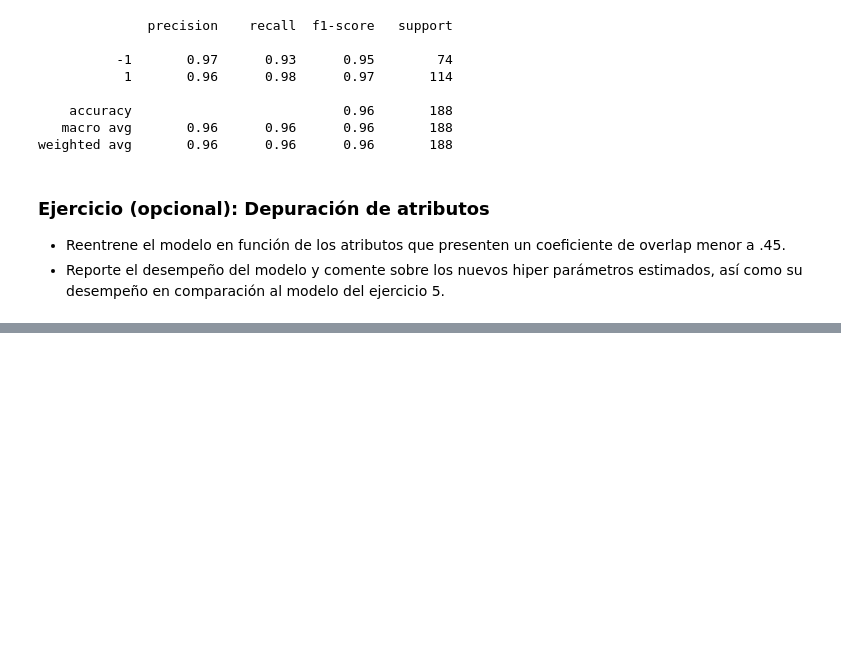
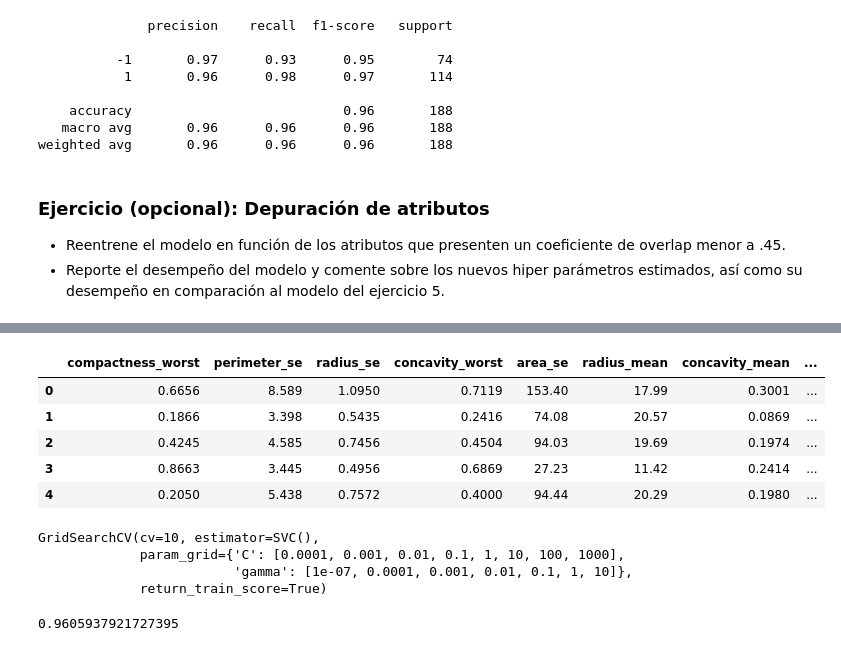
Before and after one commit to Denniels/Machine_Learning, a Jupyter notebook: SVM/Desafío_SVM.ipynb, the cells around one changed output, grey strips where cells are left out. Cells and saved outputs as stored; diff of their text form; code cells hidden in the pictures; blank space fills up the shorter version.

```diff
--- a/SVM/Desafío_SVM.ipynb
+++ b/SVM/Desafío_SVM.ipynb
@@ -348,0 +378,11 @@ weighted avg       0.96      0.96      0.96       188
+# %%
+df_menores = df[['compactness_worst', 'perimeter_se', 'radius_se', 'concavity_worst', 'area_se', 'radius_mean', 'concavity_mean',
+'area_mean', 'perimeter_mean', 'concave points_worst', 'concave points_mean', 'radius_worst', 'perimeter_worst', 'area_worst']]
+df_menores.head()
+# %% [output]
+|  | compactness_worst | perimeter_se | radius_se | concavity_worst | area_se | radius_mean | concavity_mean | ... |
+| 0 | 0.6656 | 8.589 | 1.0950 | 0.7119 | 153.40 | 17.99 | 0.3001 | ... |
+| 1 | 0.1866 | 3.398 | 0.5435 | 0.2416 | 74.08 | 20.57 | 0.0869 | ... |
+| 2 | 0.4245 | 4.585 | 0.7456 | 0.4504 | 94.03 | 19.69 | 0.1974 | ... |
+| 3 | 0.8663 | 3.445 | 0.4956 | 0.6869 | 27.23 | 11.42 | 0.2414 | ... |
+| 4 | 0.2050 | 5.438 | 0.7572 | 0.4000 | 94.44 | 20.29 | 0.1980 | ... |
@@ -348,0 +403,11 @@ weighted avg       0.96      0.96      0.96       188
+# %%
+grilla_menores.fit(X_train, y_train)
+# %% [output]
+GridSearchCV(cv=10, estimator=SVC(),
+             param_grid={'C': [0.0001, 0.001, 0.01, 0.1, 1, 10, 100, 1000],
+                         'gamma': [1e-07, 0.0001, 0.001, 0.01, 0.1, 1, 10]},
+             return_train_score=True)
+# %%
+grilla.best_score_
+# %% [output]
+0.9605937921727395
```
Also changed, not shown: parts of 18 cells of this notebook.
